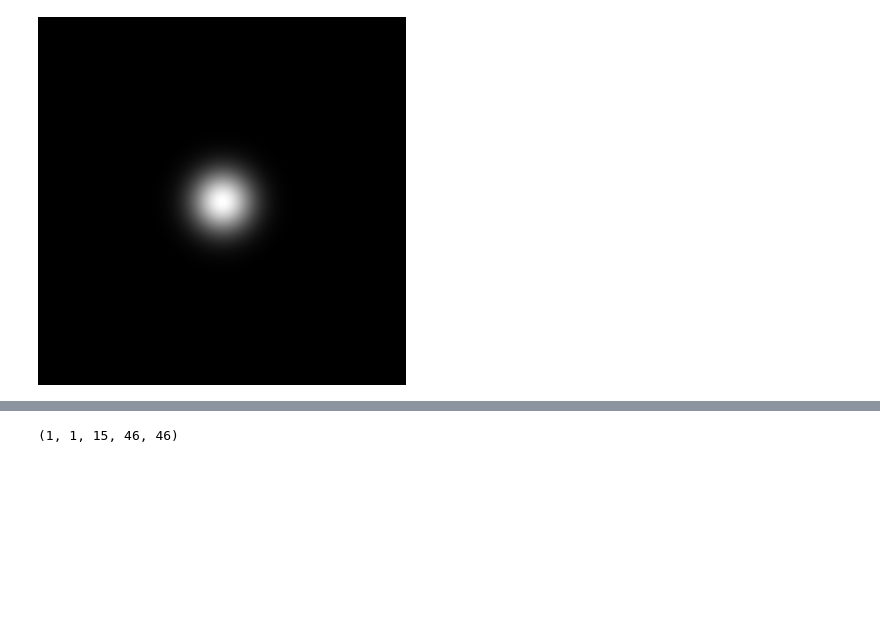
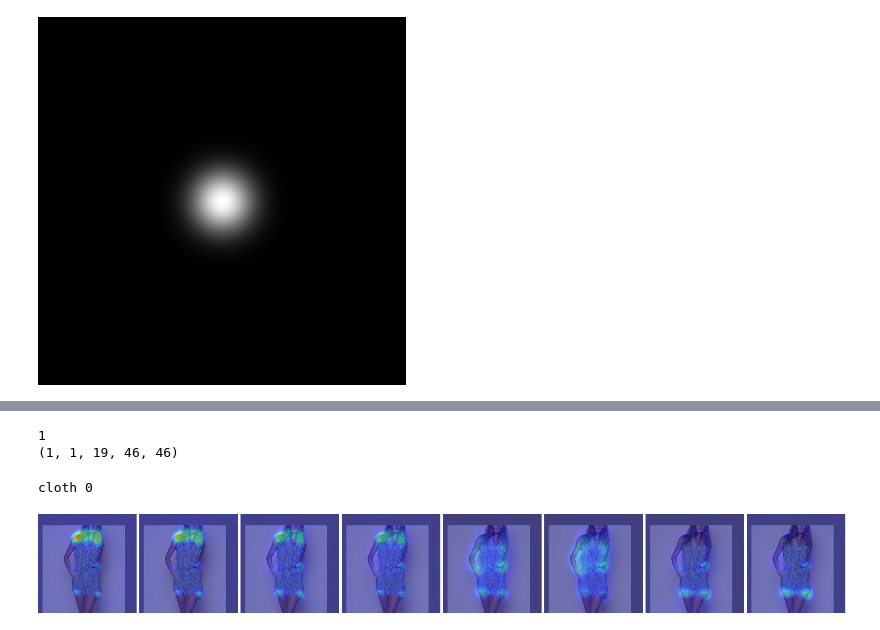
Before and after one commit to TanFluent/convolutional-pose-machines-release, a Jupyter notebook: testing/python/demo_deepfashion_landmark.ipynb, the cells around one changed output, grey strips where cells are left out. Cells and saved outputs as stored; diff of their text form; code cells hidden in the pictures; blank space fills up the shorter version.

```diff
--- a/testing/python/demo_deepfashion_landmark.ipynb
+++ b/testing/python/demo_deepfashion_landmark.ipynb
@@ -209,9 +209,36 @@ For person 0, pose net took 74.15 ms.
 # %%
-len(output_blobs_array)
+print len(output_blobs_array)
 #pdb.set_trace()
 print(np.array(output_blobs_array).shape)
 # %% [output]
-(1, 1, 15, 46, 46)
+1
+(1, 1, 19, 46, 46)
+# %%
+for p in range(num_clothes):
+    print('cloth %d' % p)
+    down_scaled_image = cv.resize(cloth_image[:,:,:,p], (0,0), fx=0.5, fy=0.5, interpolation=cv.INTER_CUBIC)
+    canvas = np.empty(shape=(boxsize/2, 0, 3))
+
+    show_body_parts = [0,3,7,10,12] # sample 5 body parts: [head, right elbow, left wrist, right ankle, left knee]
+
+    upper_parts = [0,1,2,3,4,5]
+    lower_parts = [6,7,8,9]
+    full_parts = [10,11,12,13,14,15,16,17]
+
+    show_body_parts = full_parts
+
+    for part in show_body_parts:
+        part_map = output_blobs_array[p][0,part,:,:]
+        part_map_resized = cv.resize(part_map, (0,0), fx=4, fy=4, interpolation=cv.INTER_CUBIC) #only for displaying
+        part_map_color = util.colorize(part_map_resized)
+        part_map_color_blend = part_map_color * 0.5 + down_scaled_image * 0.5
+
+        canvas = np.concatenate((canvas, part_map_color_blend), axis=1)
+        canvas = np.concatenate((canvas, 255 * np.ones((boxsize/2, 5, 3))), axis=1)
+    util.showBGRimage(canvas)
+# %% [output]
+cloth 0
+[figure, added]
 # %%
 for p in range(num_clothes):
     print('cloth %d' % p)
```
Also changed, not shown: parts of 7 cells of this notebook, 4 other files.
